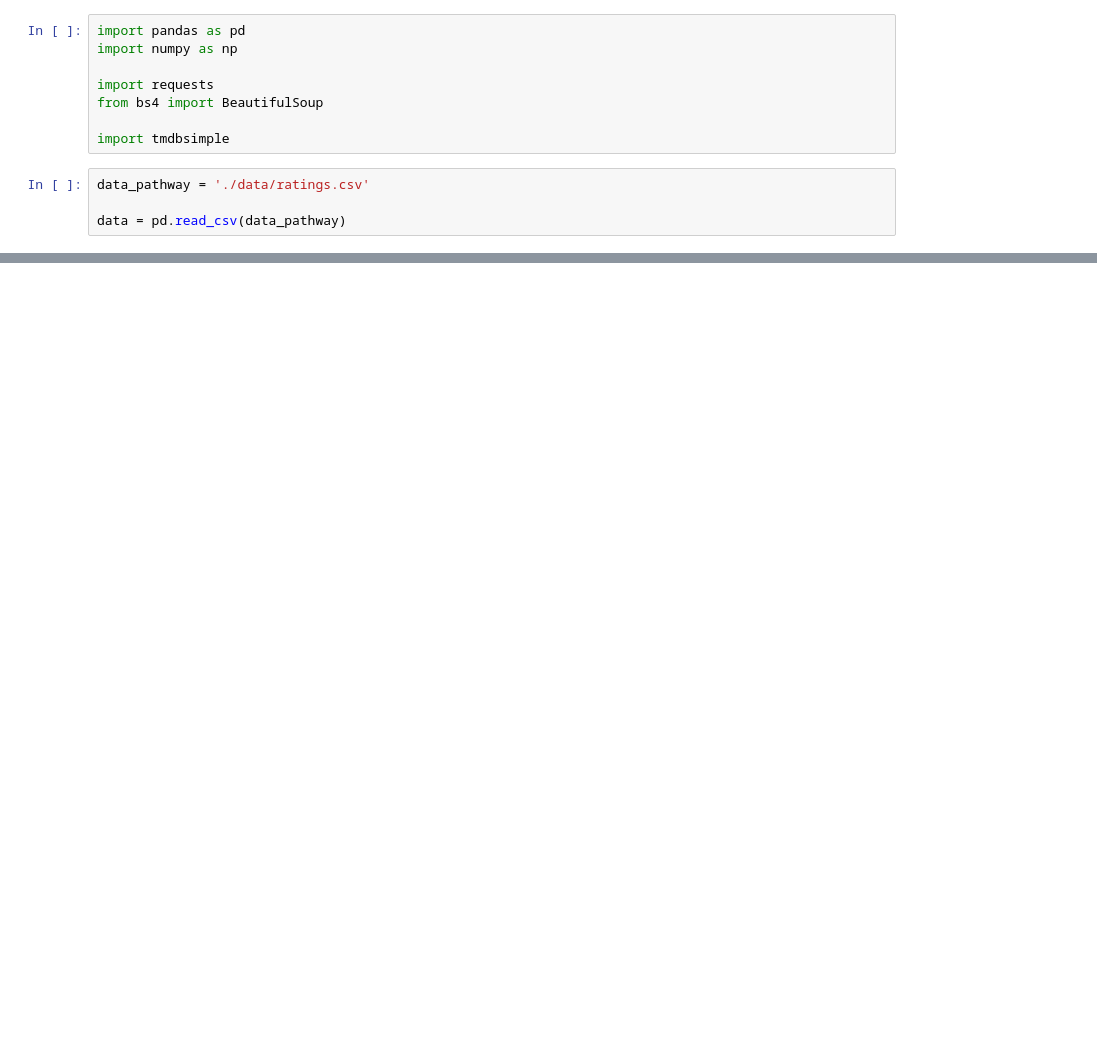
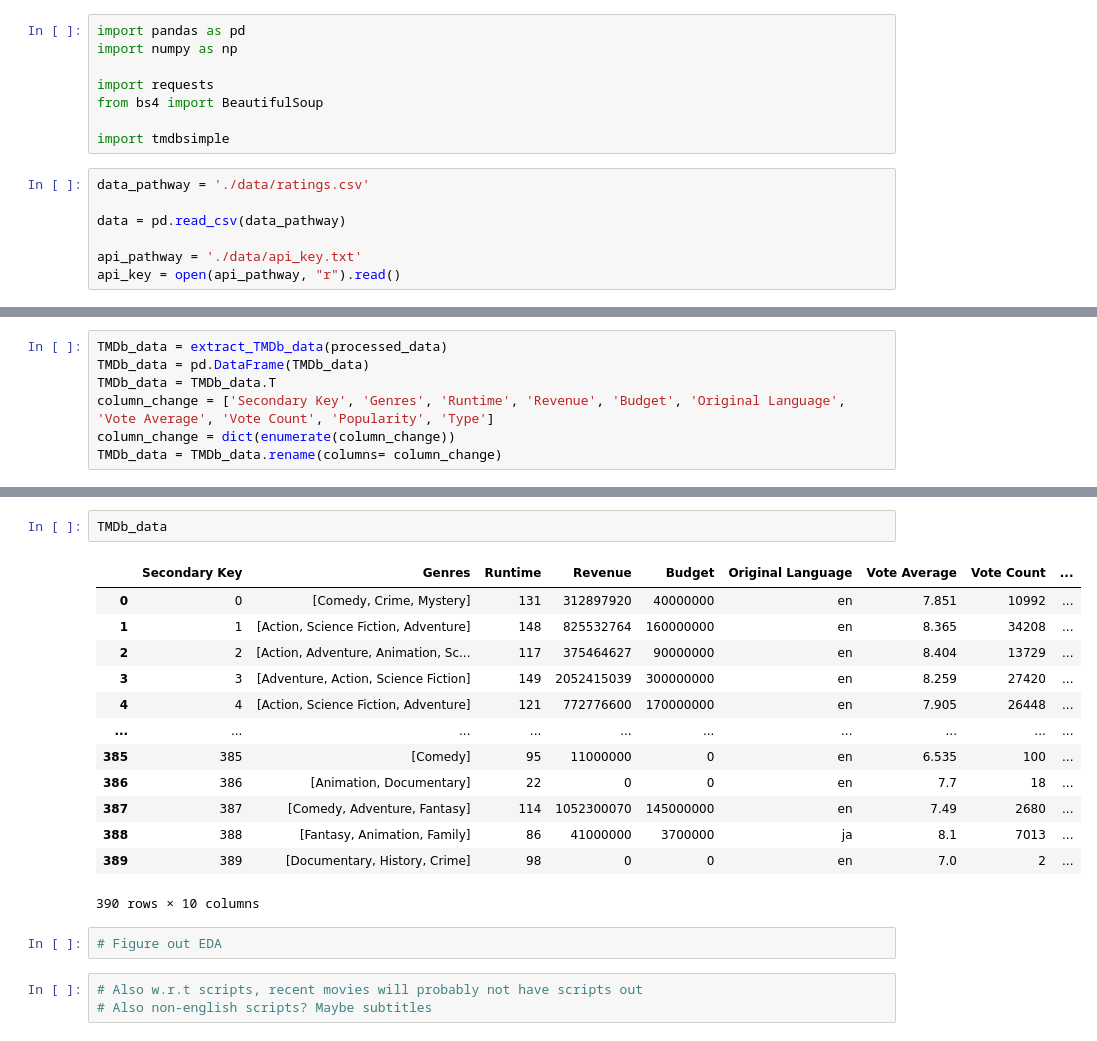
Before and after one commit to writingindy/Letterboxd_Project, a Jupyter notebook: dev.ipynb, the cells around one changed output, grey strips where cells are left out. Saved outputs shown, nothing was run; the diff lists cells and outputs as text; blank space fills up the shorter version.

Commit message:
Working data scraping for TMDb website

```diff
--- a/dev.ipynb
+++ b/dev.ipynb
@@ -10,6 +10,9 @@ import tmdbsimple
 data_pathway = './data/ratings.csv'
 
 data = pd.read_csv(data_pathway)
+
+api_pathway = './data/api_key.txt'
+api_key = open(api_pathway, "r").read()
 # %%
 def preprocess_data(data):
     # Drop rows with NaN entries
@@ -112,0 +194,7 @@ https://www.themoviedb.org/movie/546554/
+# %%
+TMDb_data = extract_TMDb_data(processed_data)
+TMDb_data = pd.DataFrame(TMDb_data)
+TMDb_data = TMDb_data.T
+column_change = ['Secondary Key', 'Genres', 'Runtime', 'Revenue', 'Budget', 'Original Language', 'Vote Average', 'Vote Count', 'Popularity', 'Type']
+column_change = dict(enumerate(column_change))
+TMDb_data = TMDb_data.rename(columns= column_change)
@@ -112,0 +219,21 @@ https://www.themoviedb.org/movie/546554/
+# %%
+TMDb_data
+# %% [output]
+|  | Secondary Key | Genres | Runtime | Revenue | Budget | Original Language | Vote Average | Vote Count | ... |
+| 0 | 0 | [Comedy, Crime, Mystery] | 131 | 312897920 | 40000000 | en | 7.851 | 10992 | ... |
+| 1 | 1 | [Action, Science Fiction, Adventure] | 148 | 825532764 | 160000000 | en | 8.365 | 34208 | ... |
+| 2 | 2 | [Action, Adventure, Animation, Sc... | 117 | 375464627 | 90000000 | en | 8.404 | 13729 | ... |
+| 3 | 3 | [Adventure, Action, Science Fiction] | 149 | 2052415039 | 300000000 | en | 8.259 | 27420 | ... |
+| 4 | 4 | [Action, Science Fiction, Adventure] | 121 | 772776600 | 170000000 | en | 7.905 | 26448 | ... |
+| ... | ... | ... | ... | ... | ... | ... | ... | ... | ... |
+| 385 | 385 | [Comedy] | 95 | 11000000 | 0 | en | 6.535 | 100 | ... |
+| 386 | 386 | [Animation, Documentary] | 22 | 0 | 0 | en | 7.7 | 18 | ... |
+| 387 | 387 | [Comedy, Adventure, Fantasy] | 114 | 1052300070 | 145000000 | en | 7.49 | 2680 | ... |
+| 388 | 388 | [Fantasy, Animation, Family] | 86 | 41000000 | 3700000 | ja | 8.1 | 7013 | ... |
+| 389 | 389 | [Documentary, History, Crime] | 98 | 0 | 0 | en | 7.0 | 2 | ... |
+390 rows × 10 columns
+# %%
+# Figure out EDA
+# %%
+# Also w.r.t scripts, recent movies will probably not have scripts out
+# Also non-english scripts? Maybe subtitles
```
Also changed, not shown: parts of 7 cells of this notebook.
